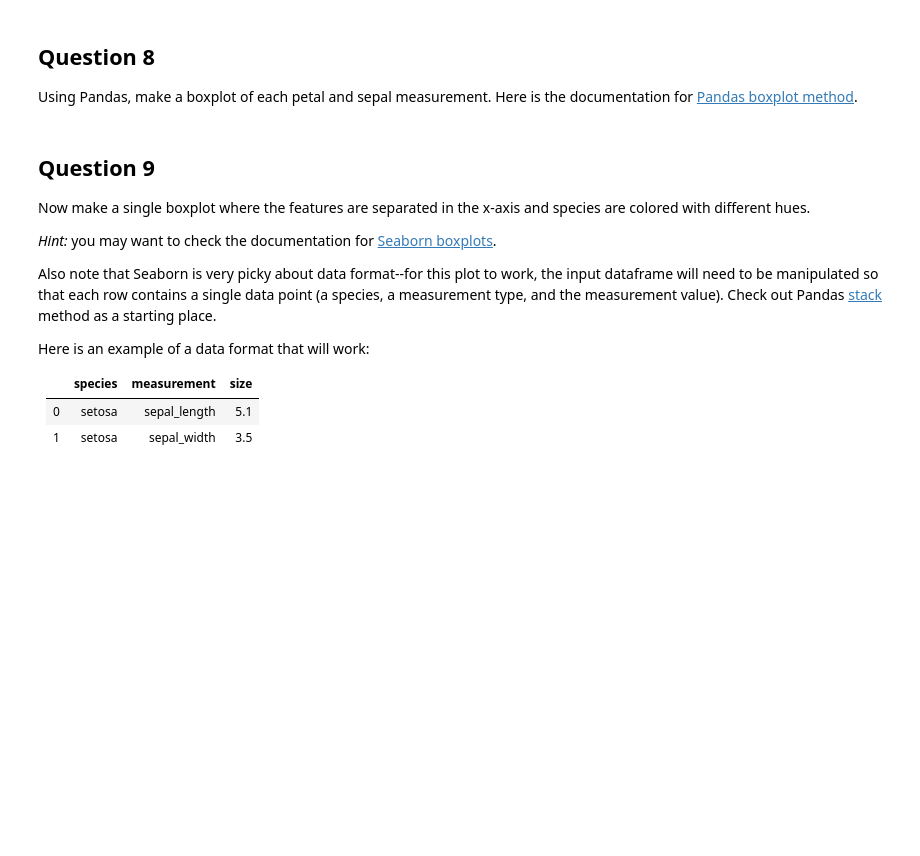
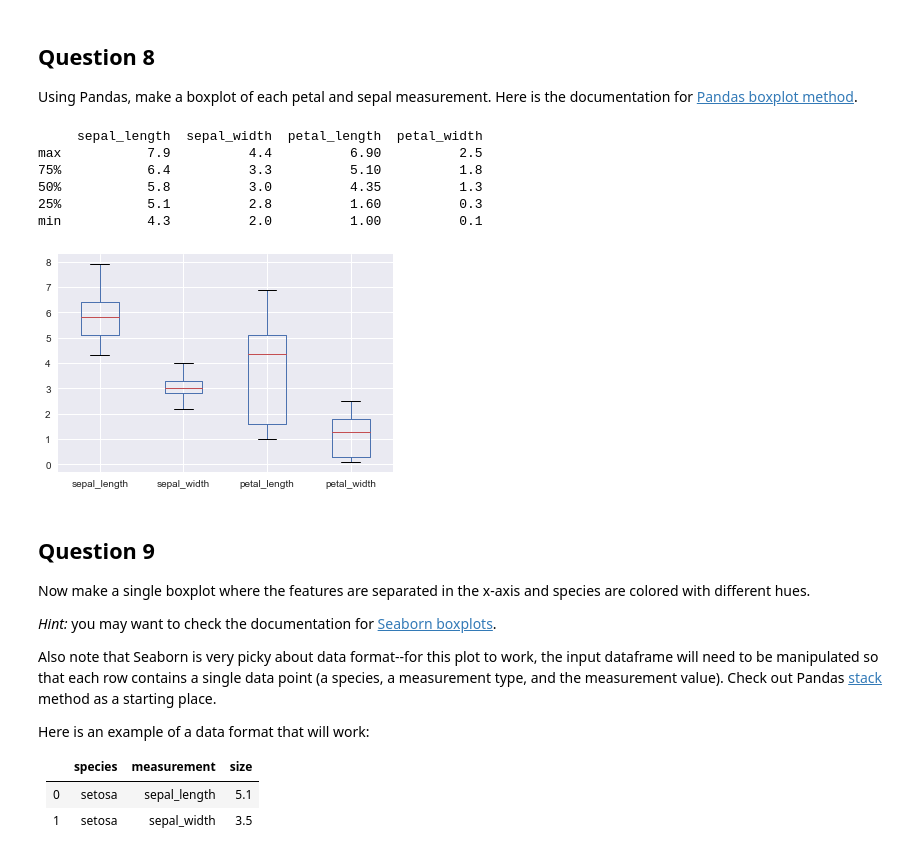
Before and after one commit to iamcuigang/ipy_sci, a Jupyter notebook: IntelAIAcademy/ML101/Week1_Introduction_to_Machine_Learning_and_Toolkit_HW.ipynb, the cells around one changed output. Drawn from its saved outputs; the diff is of its cells as text; code cells hidden in the pictures; blank space fills up the shorter version.

```diff
--- a/IntelAIAcademy/ML101/Week1_Introduction_to_Machine_Learning_and_Toolkit_HW.ipynb
+++ b/IntelAIAcademy/ML101/Week1_Introduction_to_Machine_Learning_and_Toolkit_HW.ipynb
@@ -237,3 +239,17 @@ Using Pandas, make a boxplot of each petal and sepal measurement. Here is the do
+# %%
+########################################################
+#Student writes code here
+print data.describe().loc[('max', '75%', '50%', '25%', 'min'),:]
+# print data.describe()
+ax1 = data.boxplot();
+# %% [output]
+     sepal_length  sepal_width  petal_length  petal_width
+max           7.9          4.4          6.90          2.5
+75%           6.4          3.3          5.10          1.8
+50%           5.8          3.0          4.35          1.3
+25%           5.1          2.8          1.60          0.3
+min           4.3          2.0          1.00          0.1
+[figure, added]
 # %% [markdown]
 ## Question 9
 
```
Also changed, not shown: parts of 6 cells of this notebook, 1 other file.
